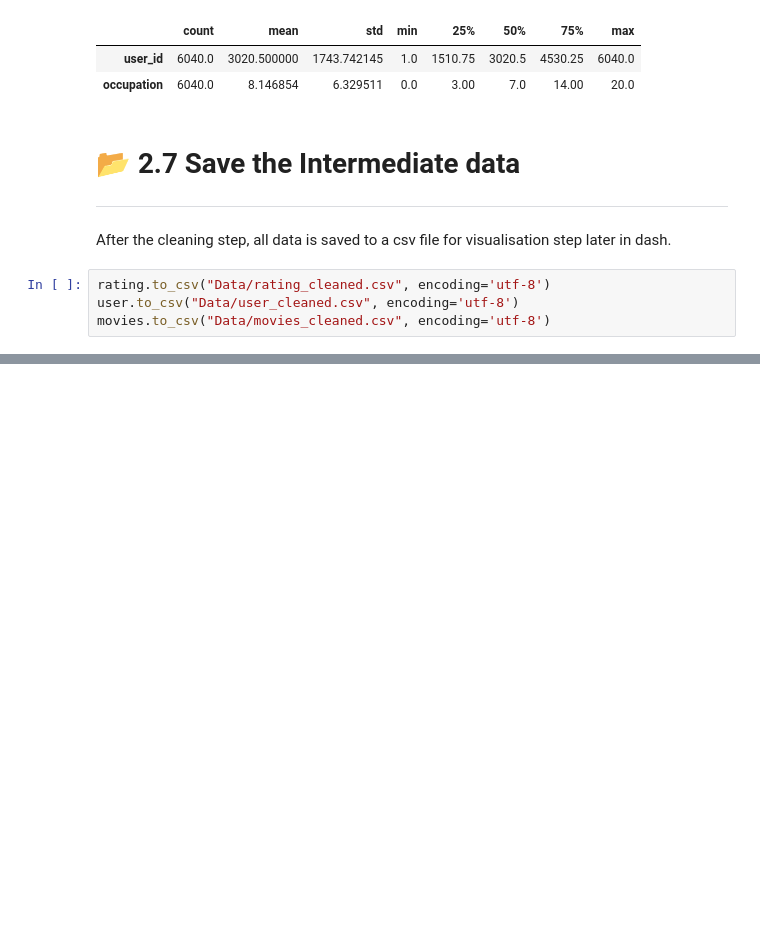
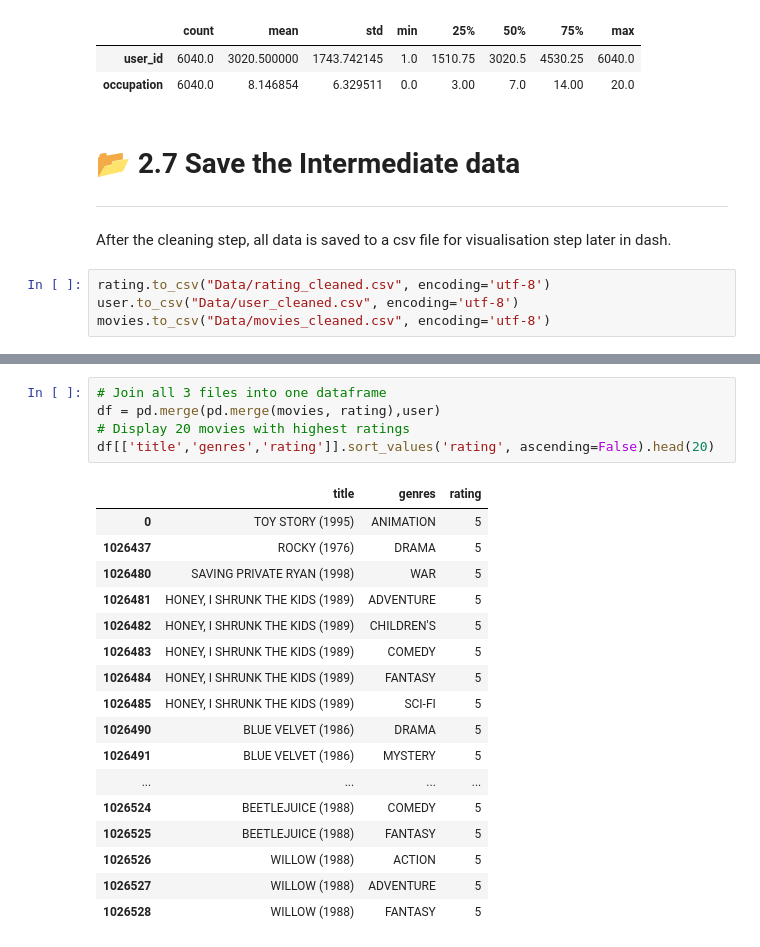
Before and after one commit to ChauHuynh1/DataScience, a Jupyter notebook: RecommenderSystem/MovieRecommenderSystem.ipynb, the cells around one changed output, grey strips where cells are left out. Cells and saved outputs as stored; diff of their text form; blank space fills up the shorter version.

Commit message:
update movies

```diff
--- a/RecommenderSystem/MovieRecommenderSystem.ipynb
+++ b/RecommenderSystem/MovieRecommenderSystem.ipynb
@@ -602,0 +638,23 @@ movies.to_csv("Data/movies_cleaned.csv", encoding='utf-8')
+# %%
+# Join all 3 files into one dataframe
+df = pd.merge(pd.merge(movies, rating),user)
+# Display 20 movies with highest ratings
+df[['title','genres','rating']].sort_values('rating', ascending=False).head(20)
+# %% [output]
+|  | title | genres | rating |
+| 0 | TOY STORY (1995) | ANIMATION | 5 |
+| 1026437 | ROCKY (1976) | DRAMA | 5 |
+| 1026480 | SAVING PRIVATE RYAN (1998) | WAR | 5 |
+| 1026481 | HONEY, I SHRUNK THE KIDS (1989) | ADVENTURE | 5 |
+| 1026482 | HONEY, I SHRUNK THE KIDS (1989) | CHILDREN'S | 5 |
+| 1026483 | HONEY, I SHRUNK THE KIDS (1989) | COMEDY | 5 |
+| 1026484 | HONEY, I SHRUNK THE KIDS (1989) | FANTASY | 5 |
+| 1026485 | HONEY, I SHRUNK THE KIDS (1989) | SCI-FI | 5 |
+| 1026490 | BLUE VELVET (1986) | DRAMA | 5 |
+| 1026491 | BLUE VELVET (1986) | MYSTERY | 5 |
+| ... | ... | ... | ... |
+| 1026524 | BEETLEJUICE (1988) | COMEDY | 5 |
+| 1026525 | BEETLEJUICE (1988) | FANTASY | 5 |
+| 1026526 | WILLOW (1988) | ACTION | 5 |
+| 1026527 | WILLOW (1988) | ADVENTURE | 5 |
+| 1026528 | WILLOW (1988) | FANTASY | 5 |
```
Also changed, not shown: parts of 9 cells of this notebook.
